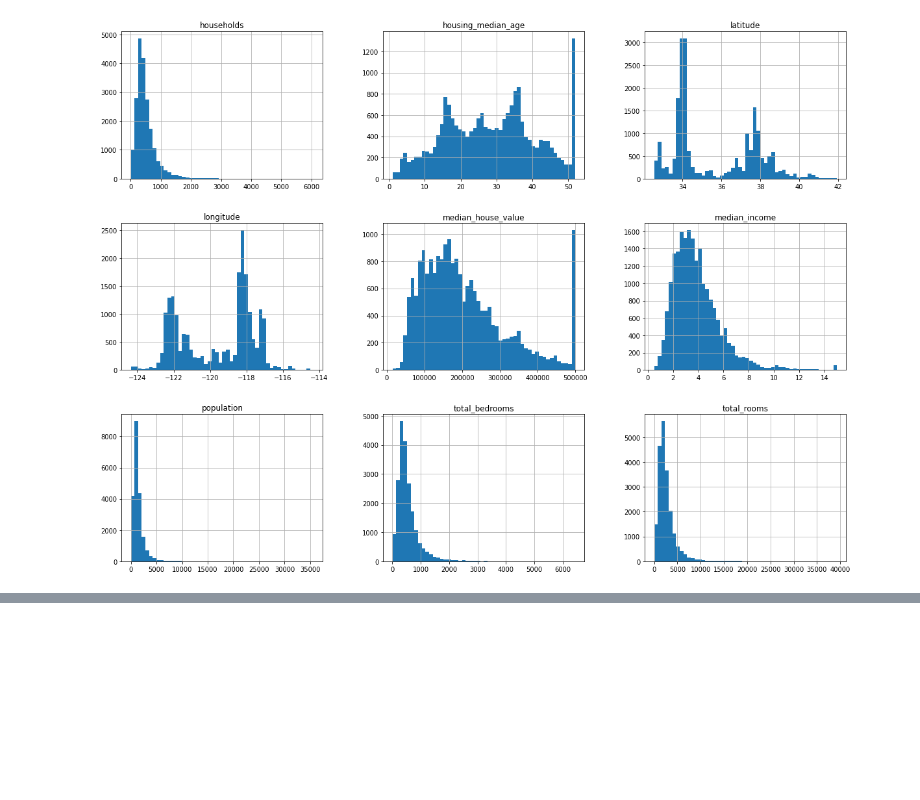
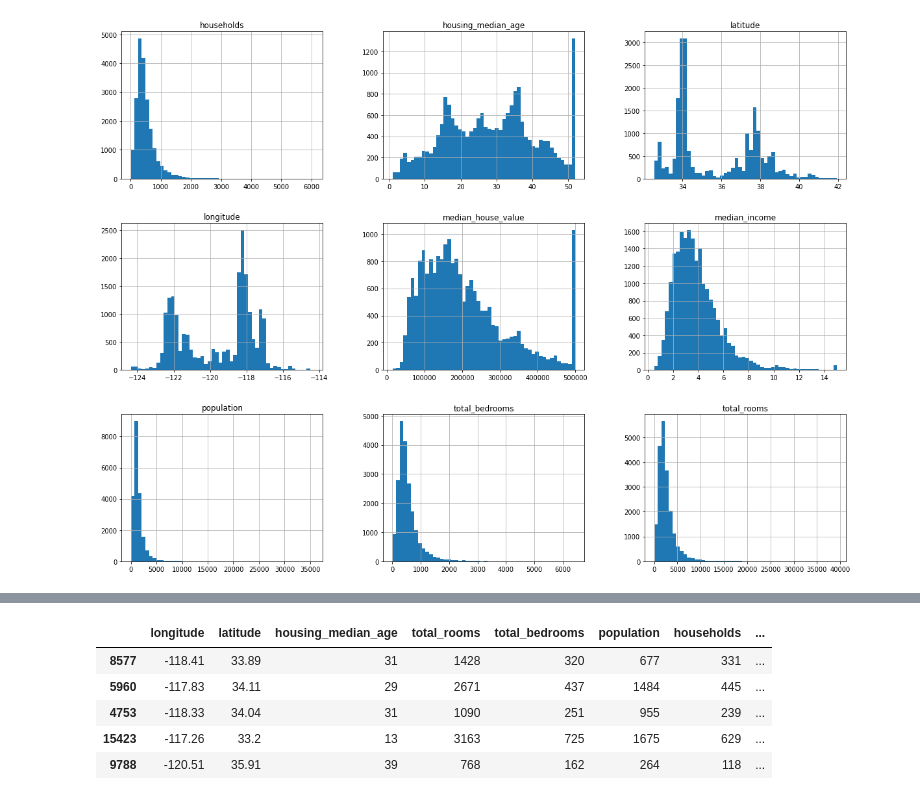
Before and after one commit to yoge006/Dash_Tutorial_Series, a Jupyter notebook: Machine_learning_py.ipynb, the cells around one changed output, grey strips where cells are left out. Cells and saved outputs as stored; diff of their text form; code cells hidden in the pictures; blank space fills up the shorter version.

```diff
--- a/Machine_learning_py.ipynb
+++ b/Machine_learning_py.ipynb
@@ -108,0 +198,5 @@ Name: ocean_proximity, Length: 20640, dtype: object
+# %%
+#prepared data for machine learning
+
+housing = strat_train_set.drop('median_house_value',axis=1)
+housing_labels = strat_train_set['median_house_value'].copy()
@@ -108,0 +244,31 @@ Name: ocean_proximity, Length: 20640, dtype: object
+# %%
+
+from sklearn.preprocessing import FunctionTransformer
+
+def add_extra_features(X, add_bedrooms_per_room=True):
+    rooms_per_household = X[:, rooms_ix] / X[:, household_ix]
+    population_per_household = X[:, population_ix] / X[:, household_ix]
+    if add_bedrooms_per_room:
+        bedrooms_per_room = X[:, bedrooms_ix] / X[:, rooms_ix]
+        return np.c_[X, rooms_per_household, population_per_household,
+                     bedrooms_per_room]
+    else:
+        return np.c_[X, rooms_per_household, population_per_household]
+
+attr_adder = FunctionTransformer(add_extra_features, validate=False,
+                                 kw_args={"add_bedrooms_per_room": False})
+housing_extra_attribs = attr_adder.fit_transform(housing.values)
+# %%
+
+housing_extra_attribs = pd.DataFrame(
+    housing_extra_attribs,
+    columns=list(housing.columns)+["rooms_per_household", "population_per_household"],
+    index=housing.index)
+housing_extra_attribs.head()
+# %% [output]
+|  | longitude | latitude | housing_median_age | total_rooms | total_bedrooms | population | households | ... |
+| 8577 | -118.41 | 33.89 | 31 | 1428 | 320 | 677 | 331 | ... |
+| 5960 | -117.83 | 34.11 | 29 | 2671 | 437 | 1484 | 445 | ... |
+| 4753 | -118.33 | 34.04 | 31 | 1090 | 251 | 955 | 239 | ... |
+| 15423 | -117.26 | 33.2 | 13 | 3163 | 725 | 1675 | 629 | ... |
+| 9788 | -120.51 | 35.91 | 39 | 768 | 162 | 264 | 118 | ... |
```
Also changed, not shown: parts of 30 cells of this notebook.
